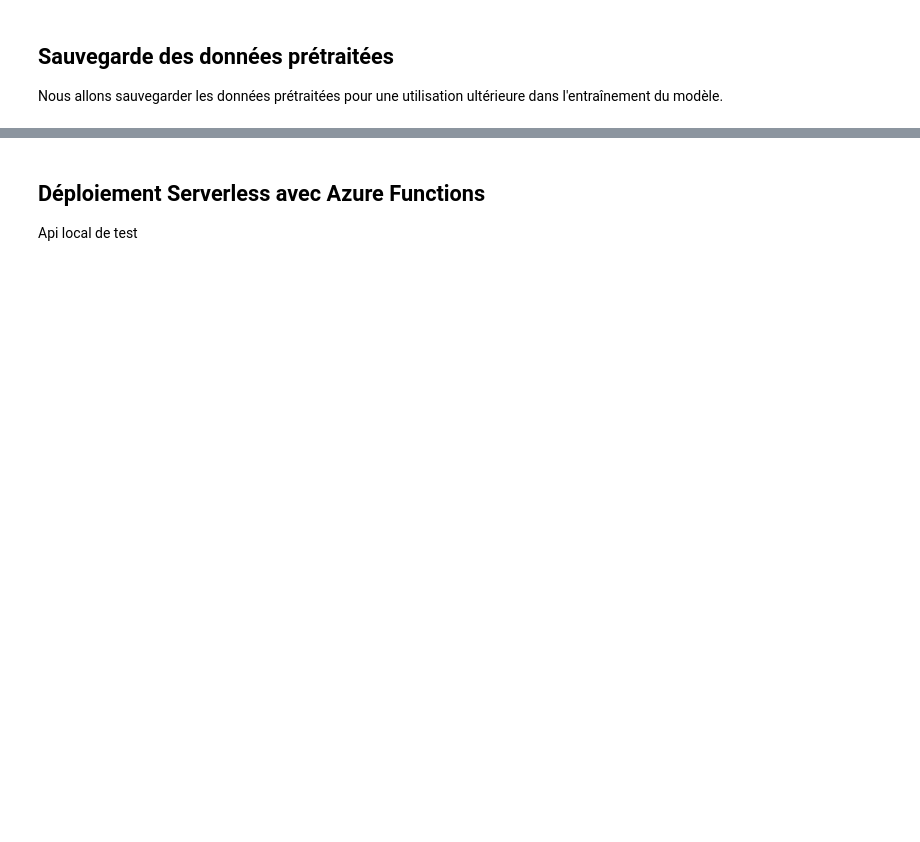
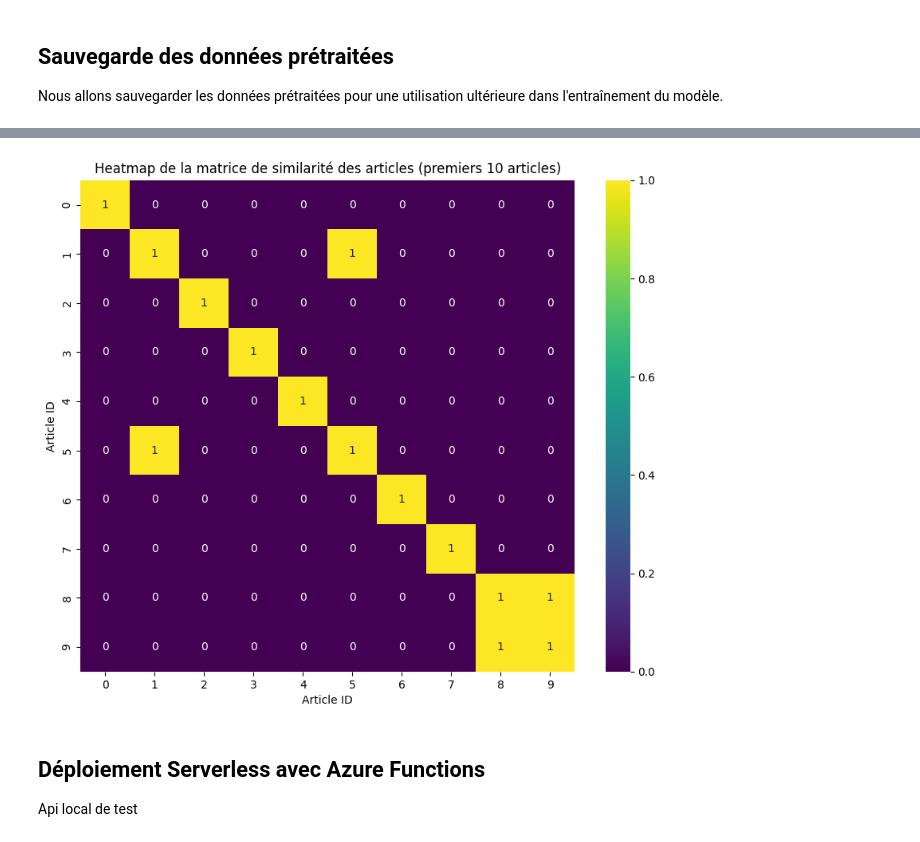
Before and after one commit to emiled107/09_Realiser_une_application_de_recommandation_de_contenu, a Jupyter notebook: notebooks/09_Realiser_une_application_de_recommandation_de_contenu.ipynb, the cells around one changed output, grey strips where cells are left out. Cells and saved outputs as stored; diff of their text form; code cells hidden in the pictures; blank space fills up the shorter version.

```diff
--- a/notebooks/09_Realiser_une_application_de_recommandation_de_contenu.ipynb
+++ b/notebooks/09_Realiser_une_application_de_recommandation_de_contenu.ipynb
@@ -516,3 +636,13 @@ print("Modèles et données préparées sauvegardés.")
+# %%
+# Visualisation de la matrice de similarité pour les articles
+plt.figure(figsize=(10, 8))
+sns.heatmap(article_similarity[:10, :10], cmap='viridis', annot=True)
+plt.title('Heatmap de la matrice de similarité des articles (premiers 10 articles)')
+plt.xlabel('Article ID')
+plt.ylabel('Article ID')
+plt.show()
+# %% [output]
+[figure, added]
 # %% [markdown]
 ## Déploiement Serverless avec Azure Functions
 Api local de test
```
Also changed, not shown: parts of 25 cells of this notebook, 11 other files.
